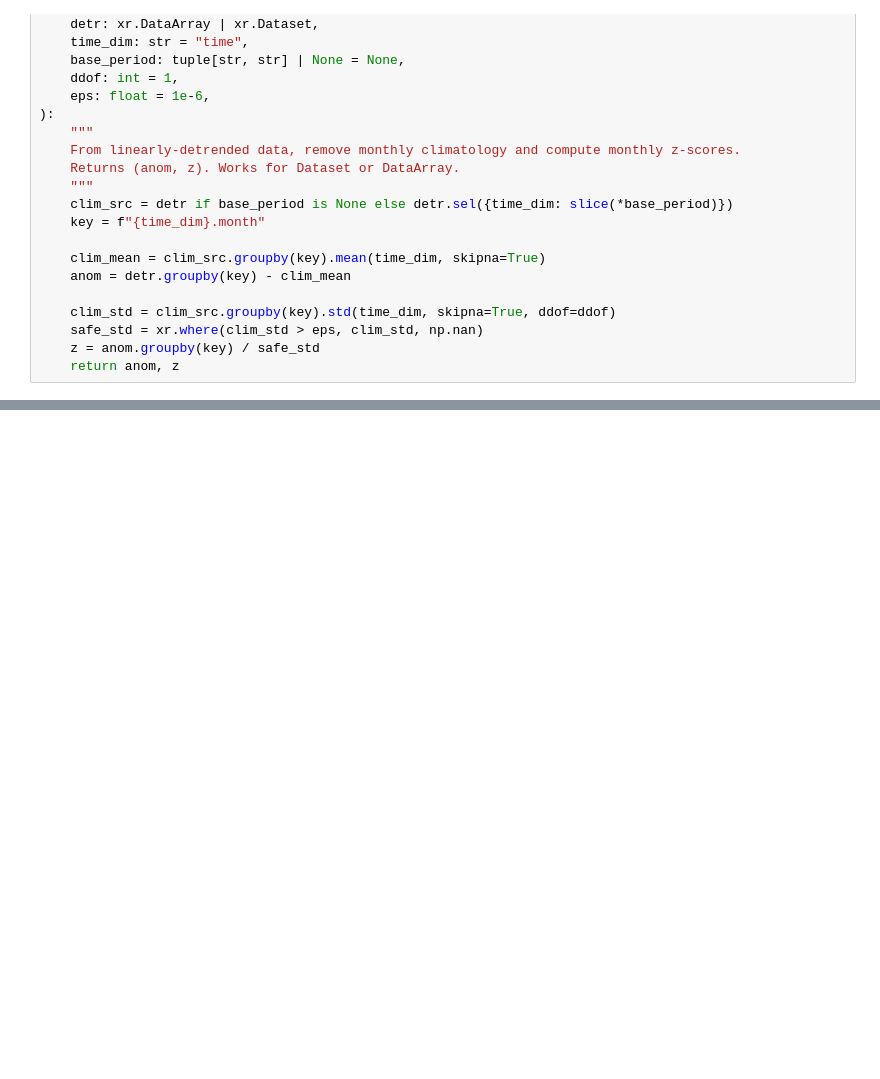
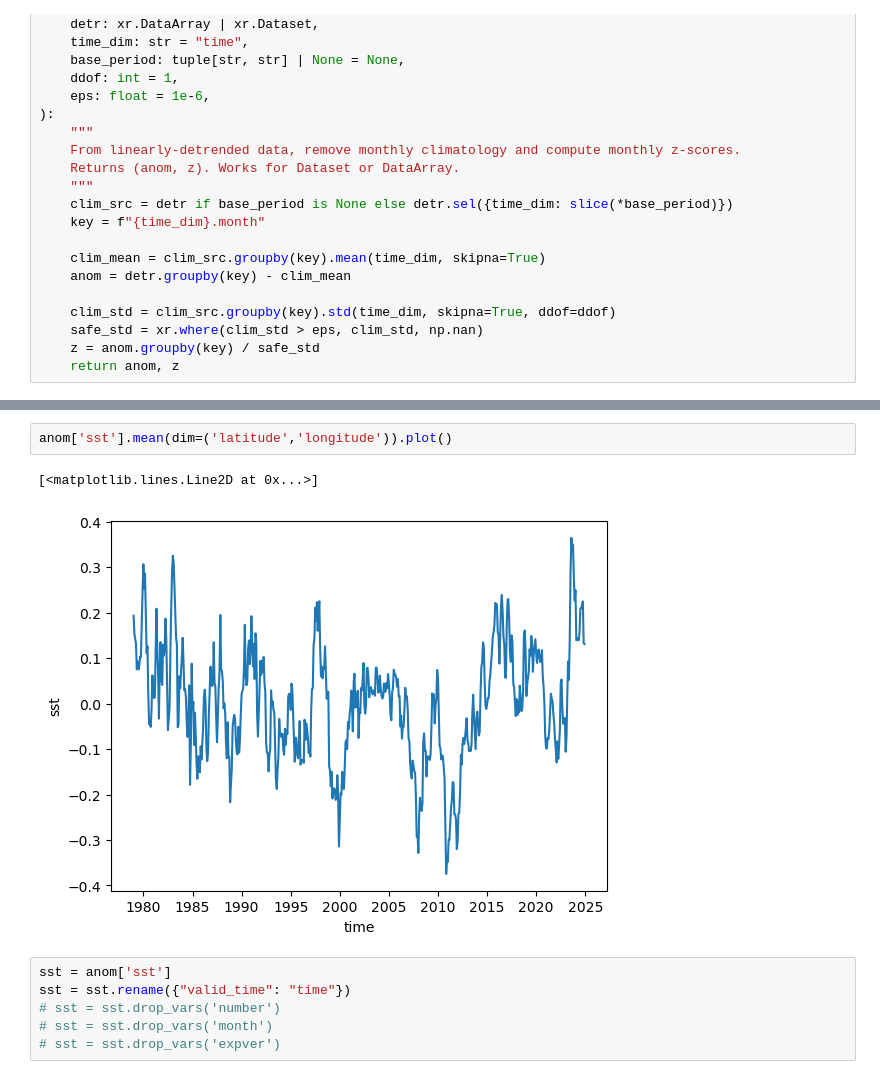
Before and after one commit to ptrierweiler/ATMS-523-Module-4-Trierweiler, a Jupyter notebook: trierweiler_HW.ipynb, the cells around one changed output, grey strips where cells are left out. Saved outputs shown, nothing was run; the diff lists cells and outputs as text; blank space fills up the shorter version.

```diff
--- a/trierweiler_HW.ipynb
+++ b/trierweiler_HW.ipynb
@@ -135,0 +160,11 @@ KeyError: "No variable named 'time'. Variables on the dataset include ['sst', 't
+# %%
+anom['sst'].mean(dim=('latitude','longitude')).plot()
+# %% [output]
+[<matplotlib.lines.Line2D at 0x...>]
+[figure, added]
+# %%
+sst = anom['sst']
+sst = sst.rename({"valid_time": "time"})
+# sst = sst.drop_vars('number')
+# sst = sst.drop_vars('month')
+# sst = sst.drop_vars('expver')
```
Also changed, not shown: parts of 13 cells of this notebook.
